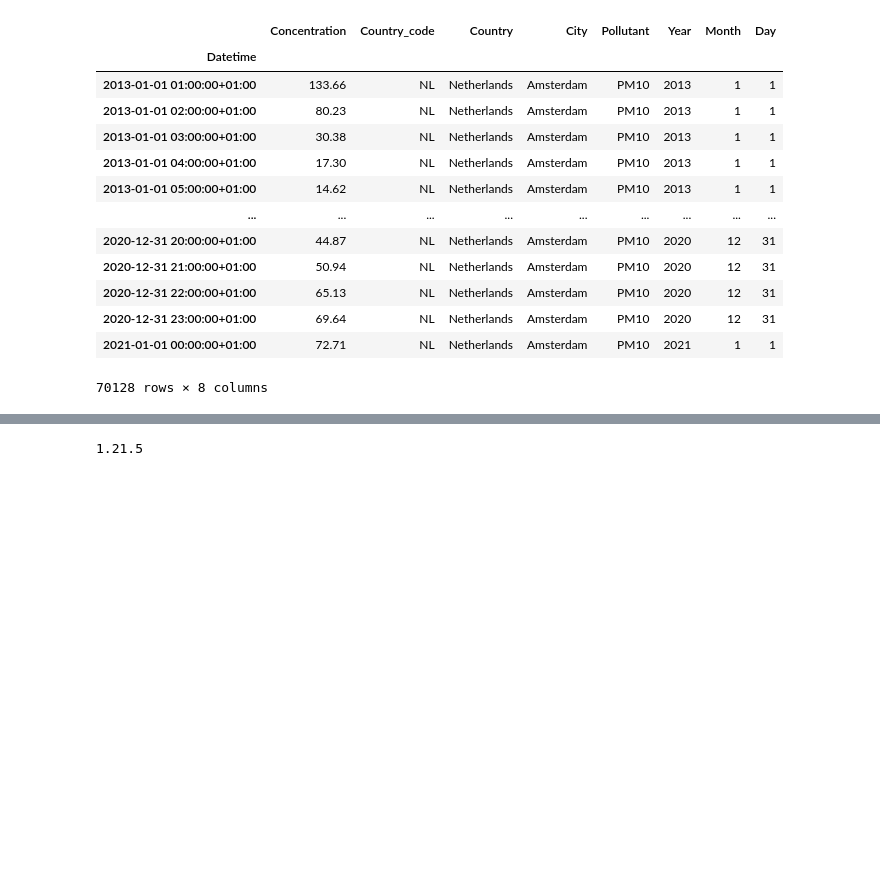
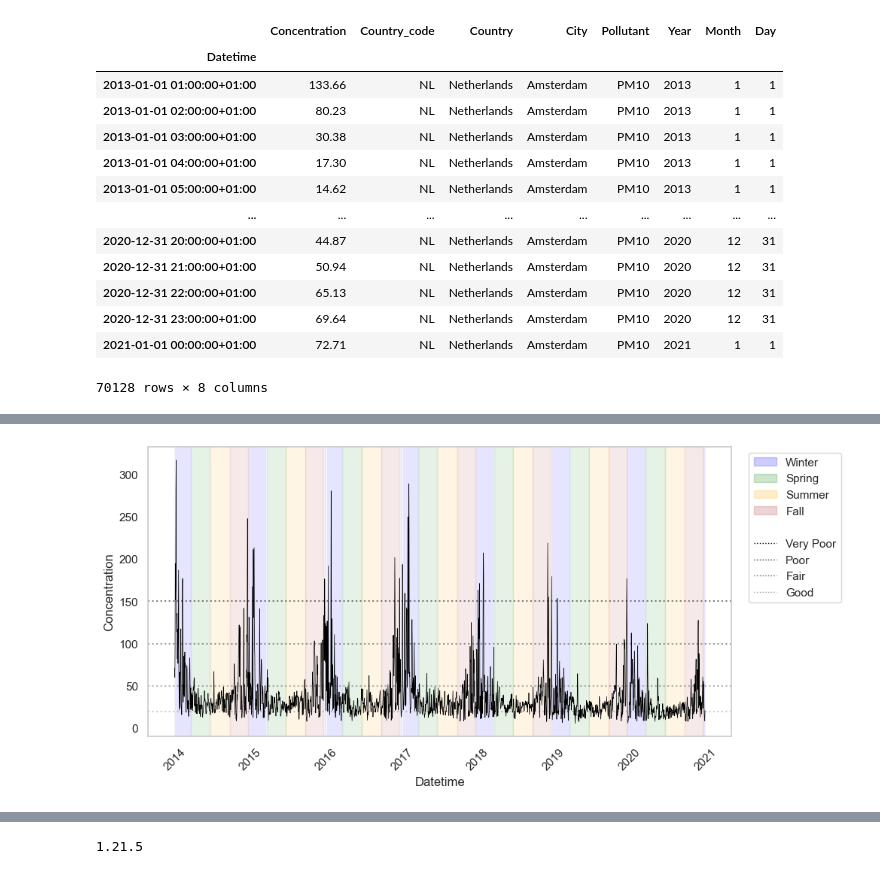
Before and after one commit to mplanasgit/Ironhack-Final-Project, a Jupyter notebook: src/EDA.ipynb, the cells around one changed output, grey strips where cells are left out. Drawn from its saved outputs; the diff is of its cells as text; code cells hidden in the pictures; blank space fills up the shorter version.

```diff
--- a/src/EDA.ipynb
+++ b/src/EDA.ipynb
@@ -865,0 +889,40 @@ sns.lineplot(x="Datetime", y="Concentration",
+# %%
+test_3 = pd.read_csv('../data/EEA/All/Date_extracted/Sofia_pm10_extracted.csv')
+clean.transform_datetime(test_3,'Datetime')
+
+fig, ax = plt.subplots()
+
+sns.lineplot(x="Datetime", y="Concentration", data=test_3[(test_3['Year'] >= 2014) & (test_3['Year'] < 2021)], ax=ax ,color='black', linewidth = 0.5) # plot normal time series plot
+for i in range(2014,2021):
+    ax.axvspan(f'{i}-03-20',f'{i}-06-20', color="green", alpha=0.1)
+    ax.axvspan(f'{i}-06-21',f'{i}-09-22', color="orange", alpha=0.1)
+    ax.axvspan(f'{i}-09-23',f'{i}-12-20', color="brown", alpha=0.1)
+    ax.axvspan(f'{i}-12-21',f'{i}-12-31', facecolor="blue", alpha=0.1)
+    ax.axvspan(f'{i}-01-01',f'{i}-03-19', facecolor="blue", alpha=0.1)
+
+plt.xticks(rotation=45)
+
+from matplotlib.lines import Line2D
+from matplotlib.patches import Patch
+legend_elements = [Patch(color='blue', alpha = 0.2, label='Winter'),
+                    Patch(color='green', alpha = 0.2, label='Spring'),
+                    Patch(color='orange', alpha = 0.2, label='Summer'),
+                   Patch(color='brown', alpha = 0.2, label='Fall'),
+                  Line2D([0], [0], lw=0, label = ''),
+                  Line2D([0], [0], color='black', lw=1, label = 'Very Poor',linestyle = 'dotted', alpha = 1),
+                  Line2D([0], [0], color='black', lw=1, label = 'Poor',linestyle = 'dotted', alpha = 0.8),
+                   Line2D([0], [0], color='black', lw=1, label = 'Fair',linestyle = 'dotted', alpha = 0.6),
+                   Line2D([0], [0], color='black', lw=1, label = 'Good',linestyle = 'dotted', alpha = 0.4)
+                  ]
+
+
+ax.legend(handles=legend_elements, bbox_to_anchor=(1.02, 1))
+
+plt.axhline(y = 20, color = 'black', linestyle = 'dotted', alpha = 0.2, label = "Good")
+plt.axhline(y = 50, color = 'black', linestyle = 'dotted', alpha = 0.3, label = "Fair")
+plt.axhline(y = 100, color = 'black', linestyle = 'dotted', alpha = 0.4, label = "Poor")
+plt.axhline(y = 150, color = 'black', linestyle = 'dotted', alpha = 0.5, label = "Very Poor")
+
+plt.show()
+# %% [output]
+[figure, added]
```
Also changed, not shown: parts of 5 cells of this notebook, 1 other file.
